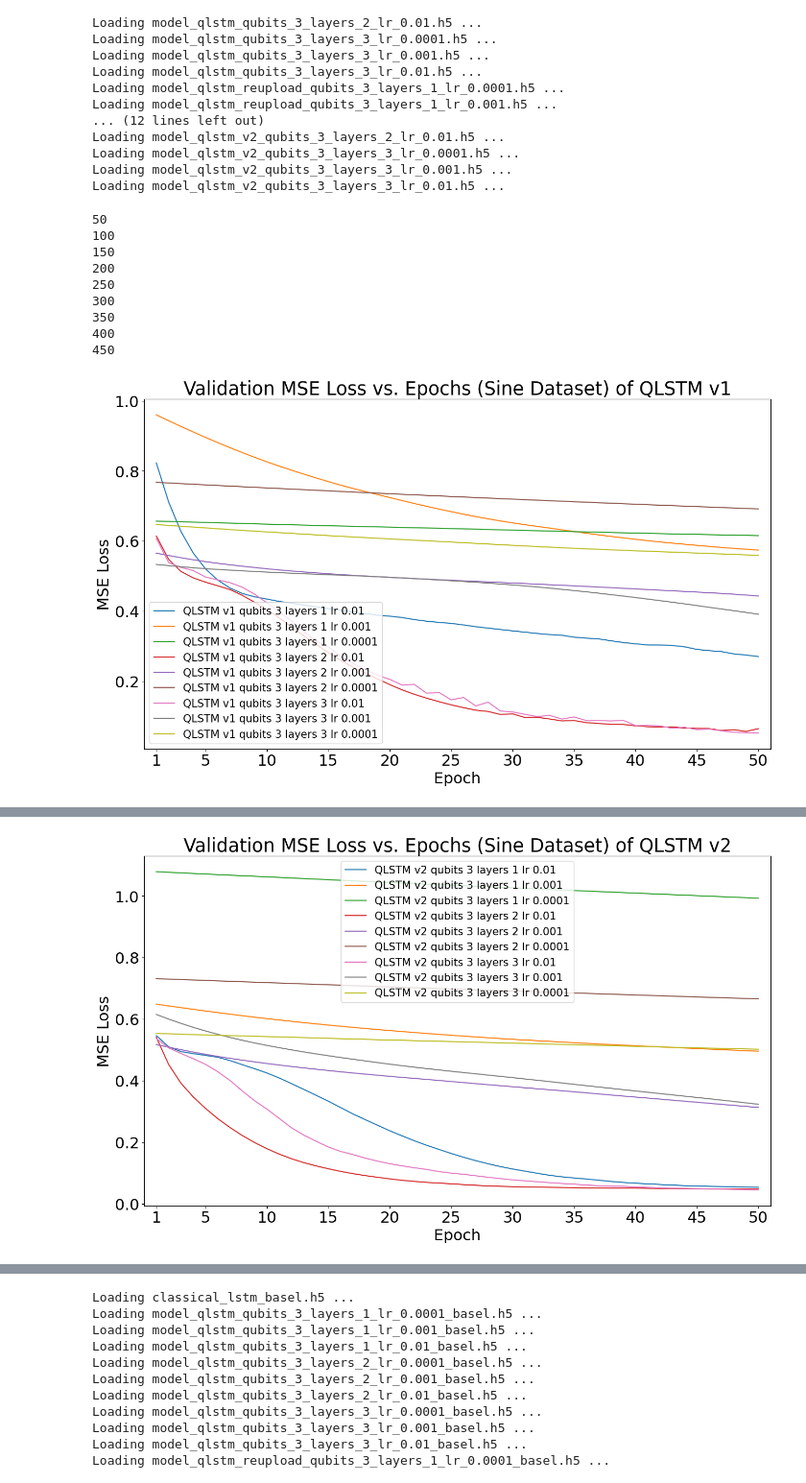
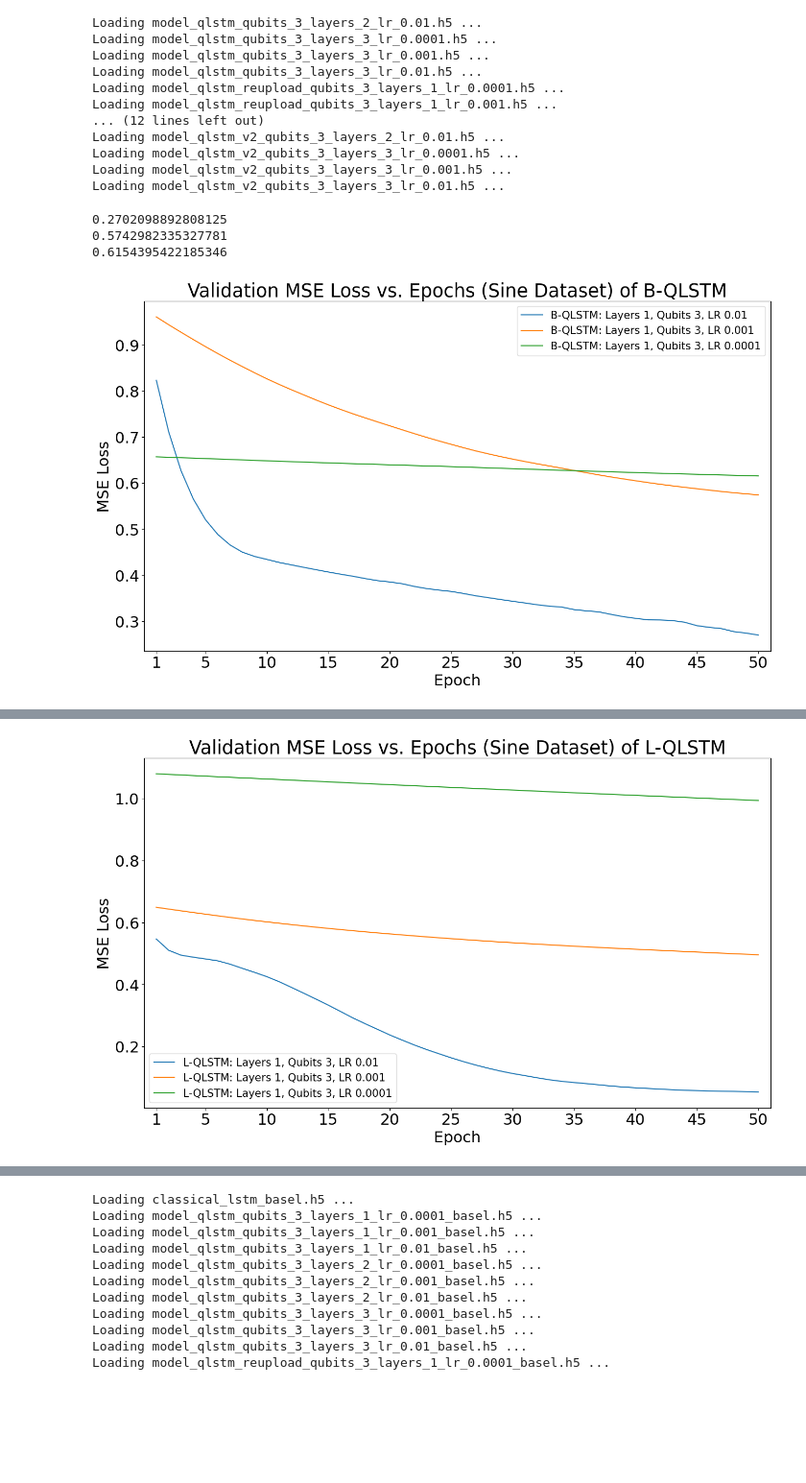
Before and after one commit to kikigogo9/MT-asr-qlstm, a Jupyter notebook: visuals.ipynb, the cells around one changed output, grey strips where cells are left out. Shown at 96% size. Cells and saved outputs as stored; diff of their text form; code cells hidden in the pictures; blank space fills up the shorter version.

```diff
--- a/visuals.ipynb
+++ b/visuals.ipynb
@@ -129,9 +144,9 @@ filenames = []
 
 # os.walk('./fully-trained/')
 plot_dict = {
-    'v1': [],
-    'v2': [],
-    'reupload': []
+    'B-QLSTM': [],
+    'L-QLSTM': [],
+    'R-QLSTM': []
 }
 
 classical_lstm = None
@@ -148,8 +163,8 @@ for root, dirs, files in os.walk('./'):
             with open(file_path, 'rb') as file:
                 model_dict = pickle.load(file)
                 model, variant, layers, lr, qubits = parse_filename(filename)
-                plot_dict[variant].append((model_dict['loss'], f"{model.upper()} {variant} {layers} Layers {qubits} Qubits LR {lr}"))
-                #plt.plot(range(1, 4), model_dict['loss'][:3], label=f"{model.upper()} {variant} {layers} Layers {qubits} Qubits LR {lr}")
+                plot_dict[variant].append((model_dict['loss'], f"{variant}: Layers {layers}, Qubits {qubits}, LR {lr}"))
+                #plt.plot(range(1, 4), model_dict['loss'][:3], label=f"{model.upper()} {variant}: Layers {layers}, Qubits {qubits}, LR {lr}")
 
 
 best_models = []
@@ -161,9 +176,10 @@ print(best_models[:3])
 
 # Plot top 3 best models
 plt.figure(figsize=(16, 9))
-plt.title("Top 3 Best Validation Loss of QLSTM Variants")
+plt.title("Best Validation Loss of fully trained R-QLSTM architecture vs Classical LSTM")
 for i in range(3):
     model = best_models[i]
+    print(model[0][-1], model[1])
     plt.plot(range(1, len(model[0]) + 1), model[0], label=model[1])
 
 if classical_lstm:
@@ -238,7 +266,7 @@ import seaborn as sns
 import matplotlib.pyplot as plt
 
 # def parse_filename(filename):
-#     # Example: qlstm.q8.lr0.005.vv2.l3.pkl
+#     # Example: qlstm.q8.lr0.005.vL-QLSTM.l3.pkl
 #     parts = filename.split('.')
 #     model = parts[0]
 #     lr = None
@@ -250,14 +278,14 @@ import matplotlib.pyplot as plt
 #         if p.startswith('l') and p[1:].isdigit():
 #             layers = int(p[1:])
 #         if p.startswith('v'):
-#             variant = 'v1' if p[0] == 'default' else p[0]
+#             variant = 'B-QLSTM' if p[0] == 'default' else p[0]
 #     return model, variant, layers, lr
 def parse_filename(filename):
-    # Example: qlstm.q8.lr0.005.vv2.l3.pkl
+    # Example: qlstm.q8.lr0.005.vL-QLSTM.l3.pkl
     parts = filename.split('_')
     lr = None
     layers = None
-    variant = 'v1' if parts[2] == 'qubits' else parts[2]
+    variant = 'B-QLSTM' if parts[2] == 'qubits' else get_variant_name(parts[2])
     for i, p in enumerate(parts):
         if p.startswith('lr'):
             lr = float(parts[i+1][:-3])
@@ -299,16 +327,18 @@ for (model, variant), runs in results.items():
     plt.figure(figsize=(16, 9))
 
     for run in sorted(runs, key=lambda x: len(x['val_loss'])):
-        label = f"{model.upper()} {variant} qubits {run['qubits']} layers {run['layers']} lr {run['lr']}"
-        print(len(run['val_loss']))
+        label = f"{variant}: Layers {run['layers']}, Qubits {run['qubits']}, LR {run['lr']}"
 
-        plt.plot(range(1,len(run['val_loss']) - curr_length + 1) , run['val_loss'][curr_length:len(run['val_loss'])], label=f"{label}")
+
+        if run['qubits'] == 3 and run['layers'] == 1:
+            print(min(run['val_loss'][curr_length:len(run['val_loss'])]))
+            plt.plot(range(1,len(run['val_loss']) - curr_length + 1) , run['val_loss'][curr_length:len(run['val_loss'])], label=f"{label}")
         next_length = len(run['val_loss'])
 
         run['val_loss'] = run['val_loss'][curr_length:len(run['val_loss'])]
         curr_length = next_length
     best_losses += [(model, variant, sorted(runs, key=lambda x: min(x['val_loss']))[0])]
-    plt.title(f"Validation MSE Loss vs. Epochs (Sine Dataset) of QLSTM {variant}")
+    plt.title(f"Validation MSE Loss vs. Epochs (Sine Dataset) of {variant}")
     plt.xlabel("Epoch")
     plt.ylabel("MSE Loss")
     plt.xlim(0, 51)
@@ -320,21 +350,24 @@ for (model, variant), runs in results.items():
 
 
 for (model, variant), runs in results.items():
-    if variant != 'v2':
+    if variant != 'L-QLSTM':
         continue
     plt.figure(figsize=(16, 9))
 
     for run in sorted(runs, key=lambda x: len(x['val_loss'])):
-        label = f"{model.upper()} {variant} qubits {run['qubits']} layers {run['layers']} lr {run['lr']}"
-        print(len(run['val_loss']))
+        label = f"{variant}: Layers {run['layers']}, Qubits {run['qubits']}, LR {run['lr']}"
 
-        plt.plot(range(1,len(run['val_loss']) - curr_length + 1) ,run['val_loss'][curr_length:len(run['val_loss'])], label=f"{label}")
+        val_loss = run['val_loss'][curr_length:len(run['val_loss'])]
+
+        if run['qubits'] == 3 and run['layers'] == 1:
+            print(f"{run['lr']} {min(val_loss)}")
+            plt.plot(range(1,len(run['val_loss']) - curr_length + 1) , val_loss, label=f"{label}")
         next_length = len(run['val_loss'])
 
         run['val_loss'] = run['val_loss'][curr_length:len(run['val_loss'])]
         curr_length = next_length
     best_losses += [(model, variant, sorted(runs, key=lambda x: min(x['val_loss']))[0])]
-    plt.title(f"Validation MSE Loss vs. Epochs (Sine Dataset) of QLSTM {variant}")
+    plt.title(f"Validation MSE Loss vs. Epochs (Sine Dataset) of {variant}")
     plt.xlabel("Epoch")
     plt.ylabel("MSE Loss")
     plt.xlim(0, 51)
@@ -343,53 +376,47 @@ for (model, variant), runs in results.items():
     plt.show()
 
 for (model, variant), runs in results.items():
-    if variant != 'reupload':
+    if variant != 'R-QLSTM':
         continue
     plt.figure(figsize=(16, 9))
 
     for run in sorted(runs, key=lambda x: len(x['val_loss'])):
-        label = f"{model.upper()} {variant} qubits {run['qubits']} layers {run['layers']} lr {run['lr']}"
-        print(len(run['val_loss']))
-
-        plt.plot(range(1,len(run['val_loss']) - curr_length + 1) ,run['val_loss'][curr_length:len(run['val_loss'])], label=f"{label}")
+        label = f"{variant}: Layers {run['layers']}, Qubits {run['qubits']}, LR {run['lr']}"
+        print(min(run['val_loss']))
+        if run['qubits'] == 3 and run['layers'] == 1:
+            plt.plot(range(1,len(run['val_loss']) - curr_length + 1) ,run['val_loss'][curr_length:len(run['val_loss'])], label=f"{label}")
         next_length = len(run['val_loss'])
 
         run['val_loss'] = run['val_loss'][curr_length:len(run['val_loss'])]
         curr_length = next_length
     best_losses += [(model, variant, sorted(runs, key=lambda x: min(x['val_loss']))[0])]
 
-    plt.title(f"Validation MSE Loss vs. Epochs (Sine Dataset) of QLSTM {variant}")
+    plt.title(f"Validation MSE Loss vs. Epochs (Sine Dataset) of {variant}")
     plt.xlabel("Epoch")
     plt.ylabel("MSE Loss")
     plt.xlim(0, 51)
     plt.xticks([1] + list(range(5, 51, 5)))
     plt.legend(fontsize=legend_font_size)
     plt.show()
 
 # Plot best losses
 plt.figure(figsize=(16, 9))
 for model, variant, run in best_losses:
-    label = f"{model.upper()} {variant} qubits {run['qubits']} layers {run['layers']} lr {run['lr']}"
+    label = f"{variant}: Layers {run['layers']}, Qubits {run['qubits']}, LR {run['lr']}"
     plt.plot(range(1,len(run['val_loss'])+1), run['val_loss'], label=label)
 plt.plot(classical_dict['sin']['loss'], label='Classical LSTM', linestyle='--', color='black')
 plt.title(f"Best Validation Losses (Sine Dataset) of QLSTM Models")
 plt.xlabel("Epoch")
 plt.ylabel("MSE Loss")
 plt.legend(fontsize=legend_font_size)
 plt.show()
 
 
 for model, variant, run in best_losses:
-    print(f"Best Loss for QLSTM {variant}: {min(run['val_loss'])}")
+    print(f"Best Loss for {variant}: {min(run['val_loss'])}")
 print(f"Best Loss for LSTM: {min(classical_dict['sin']['loss'])}")
 # %% [output]
-50
-100
-150
-200
-250
-300
-350
-400
-450
+0.2702098892808125
+0.5742982335327781
+0.6154395422185346
-[figure, old version]
+[figure, new version]
@@ -405 +426 @@ print(f"Best Loss for LSTM: {min(classical_dict['sin']['loss'])}")
-[figure, old version]
+[figure, new version]
```
Also changed, not shown: parts of 11 cells of this notebook, 30 other files.
